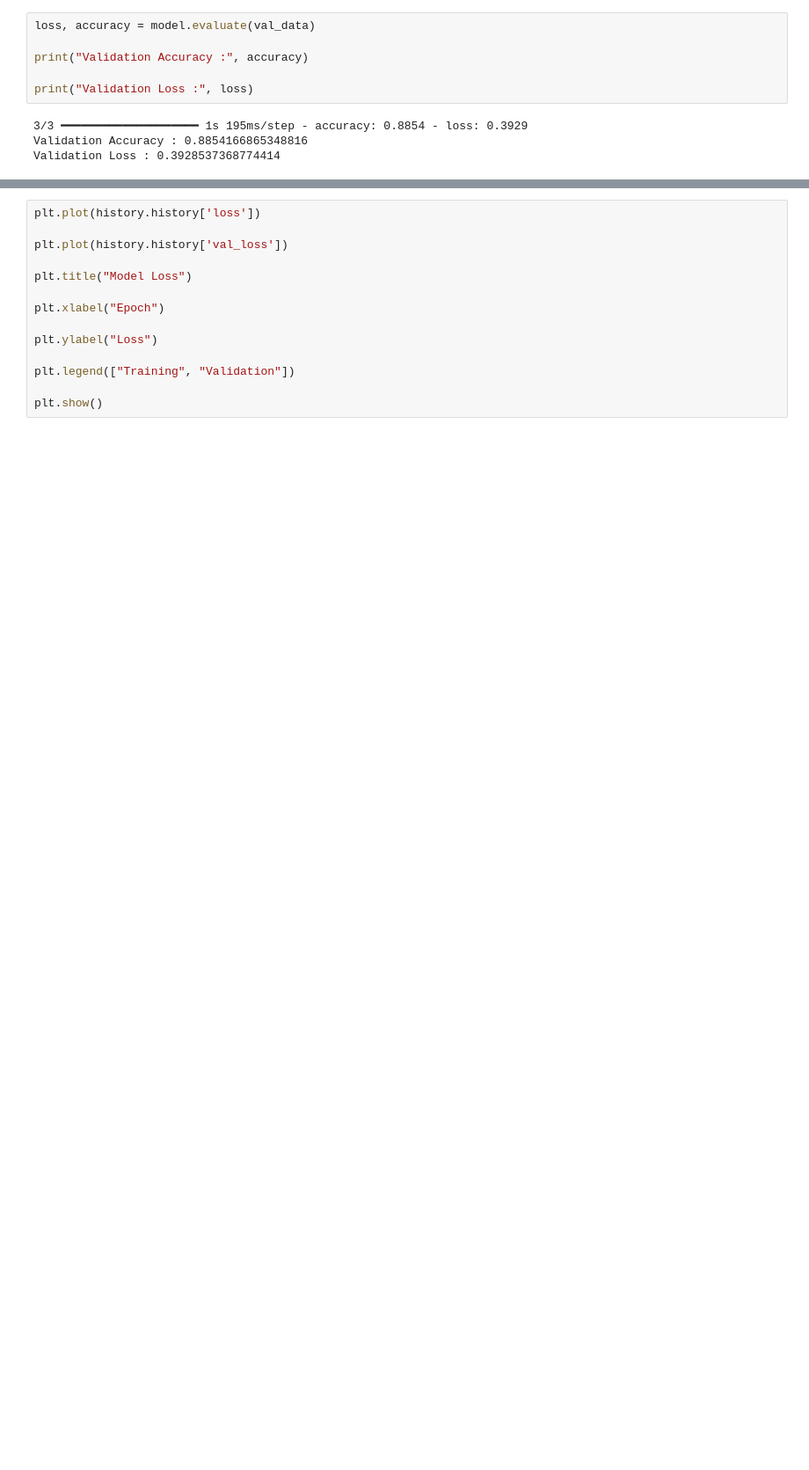
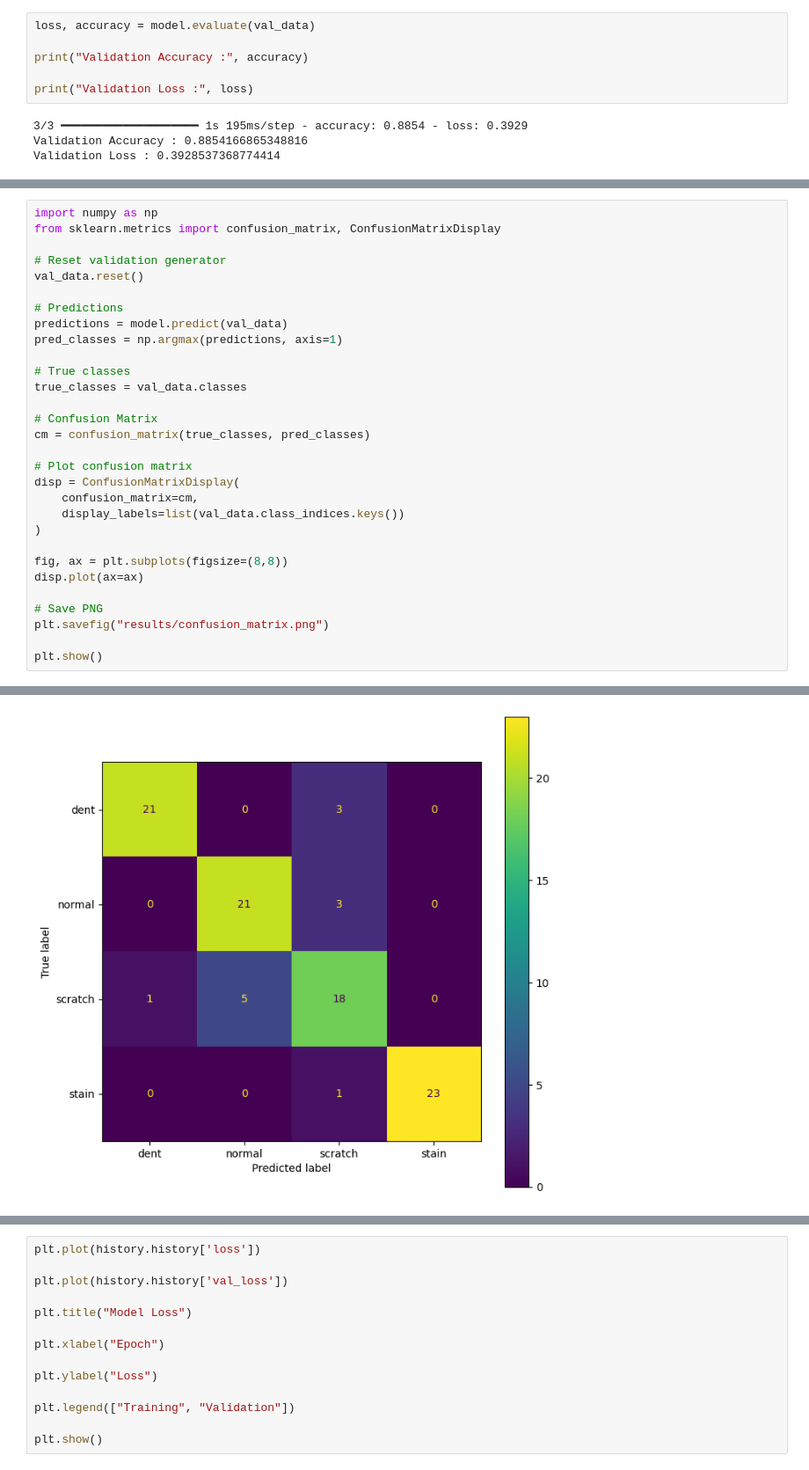
Before and after one commit to Hrishikesh1601/part-2-cnn-computer-vision, a Jupyter notebook: notebook.ipynb, the cells around one changed output, grey strips where cells are left out. Shown at 88% size. Cells and saved outputs as stored; diff of their text form; blank space fills up the shorter version.

```diff
--- a/notebook.ipynb
+++ b/notebook.ipynb
@@ -236,0 +245,31 @@ plt.show()
+# %%
+import numpy as np
+from sklearn.metrics import confusion_matrix, ConfusionMatrixDisplay
+
+# Reset validation generator
+val_data.reset()
+
+# Predictions
+predictions = model.predict(val_data)
+pred_classes = np.argmax(predictions, axis=1)
+
+# True classes
+true_classes = val_data.classes
+
+# Confusion Matrix
+cm = confusion_matrix(true_classes, pred_classes)
+
+# Plot confusion matrix
+disp = ConfusionMatrixDisplay(
+    confusion_matrix=cm,
+    display_labels=list(val_data.class_indices.keys())
+)
+
+fig, ax = plt.subplots(figsize=(8,8))
+disp.plot(ax=ax)
+
+# Save PNG
+plt.savefig("results/confusion_matrix.png")
+
+plt.show()
+# %% [output]
@@ -236,0 +277 @@ plt.show()
+[figure, added]
```
Also changed, not shown: parts of 4 cells of this notebook.
